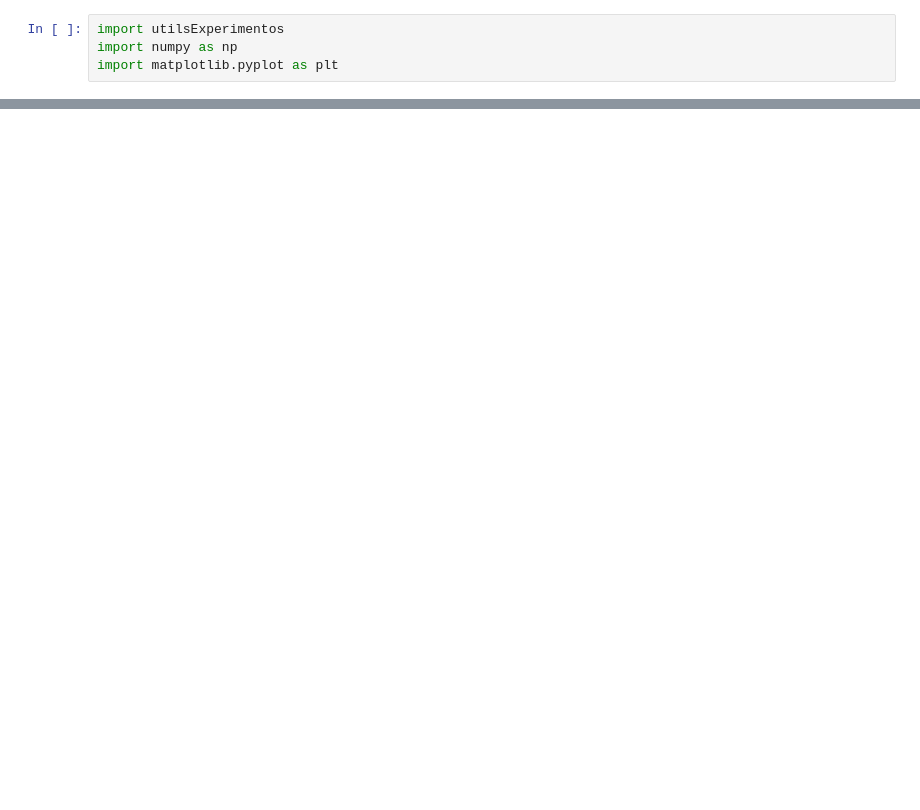
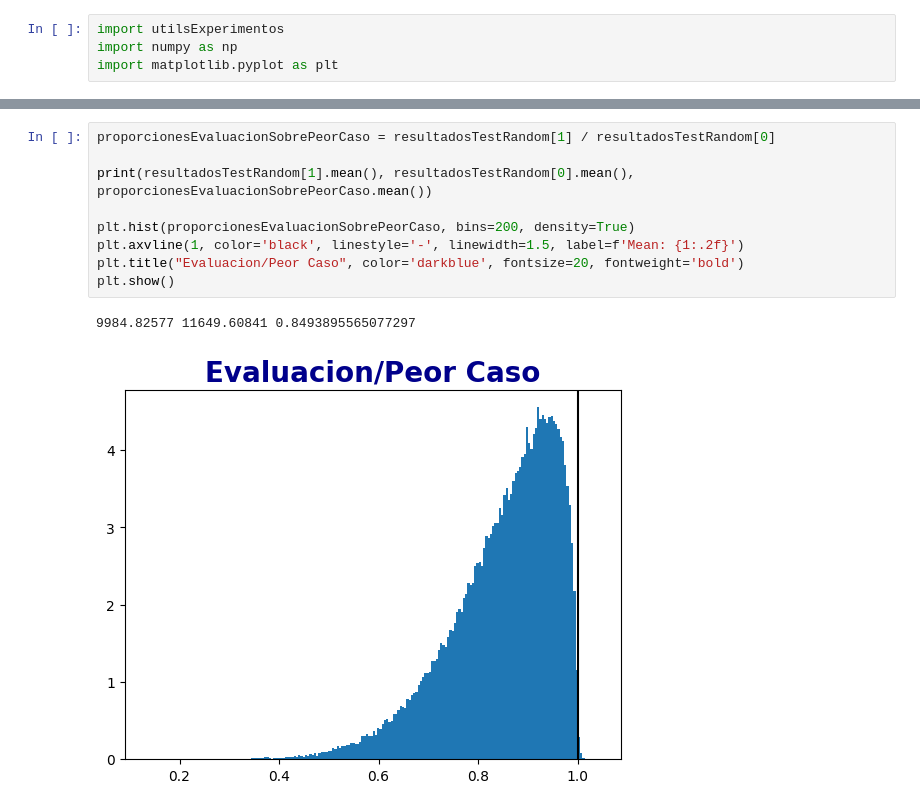
Before and after one commit to glopetrone/costos, a Jupyter notebook: experimentos/experimentos.ipynb, the cells around one changed output, grey strips where cells are left out. Drawn from its saved outputs; the diff is of its cells as text; blank space fills up the shorter version.

```diff
--- a/experimentos/experimentos.ipynb
+++ b/experimentos/experimentos.ipynb
@@ -50,0 +57,12 @@ plt.show()
+# %%
+proporcionesEvaluacionSobrePeorCaso = resultadosTestRandom[1] / resultadosTestRandom[0]
+
+print(resultadosTestRandom[1].mean(), resultadosTestRandom[0].mean(), proporcionesEvaluacionSobrePeorCaso.mean())
+
+plt.hist(proporcionesEvaluacionSobrePeorCaso, bins=200, density=True)
+plt.axvline(1, color='black', linestyle='-', linewidth=1.5, label=f'Mean: {1:.2f}')
+plt.title("Evaluacion/Peor Caso", color='darkblue', fontsize=20, fontweight='bold')
+plt.show()
+# %% [output]
+9984.82577 11649.60841 0.8493895565077297
+[figure, added]
```
Also changed, not shown: parts of 3 cells of this notebook, 7 other files.
